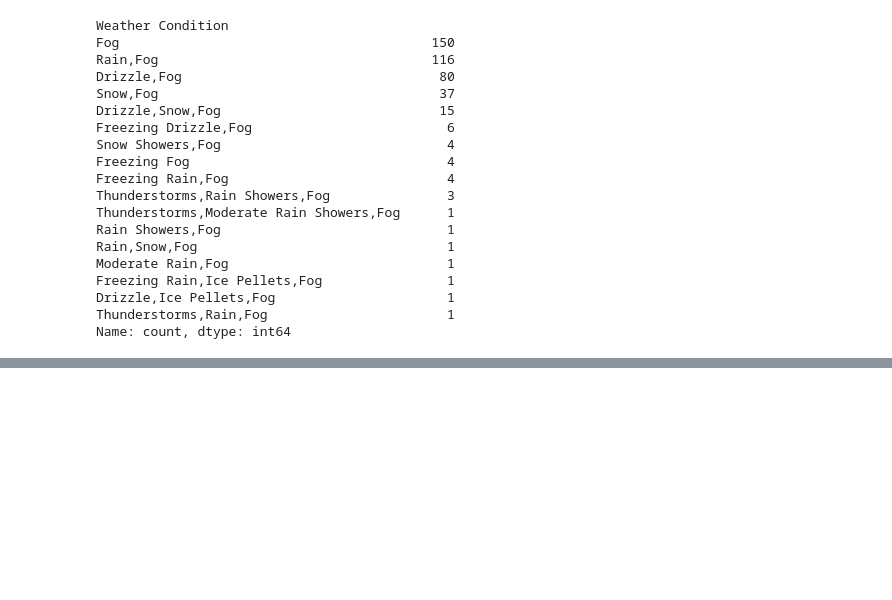
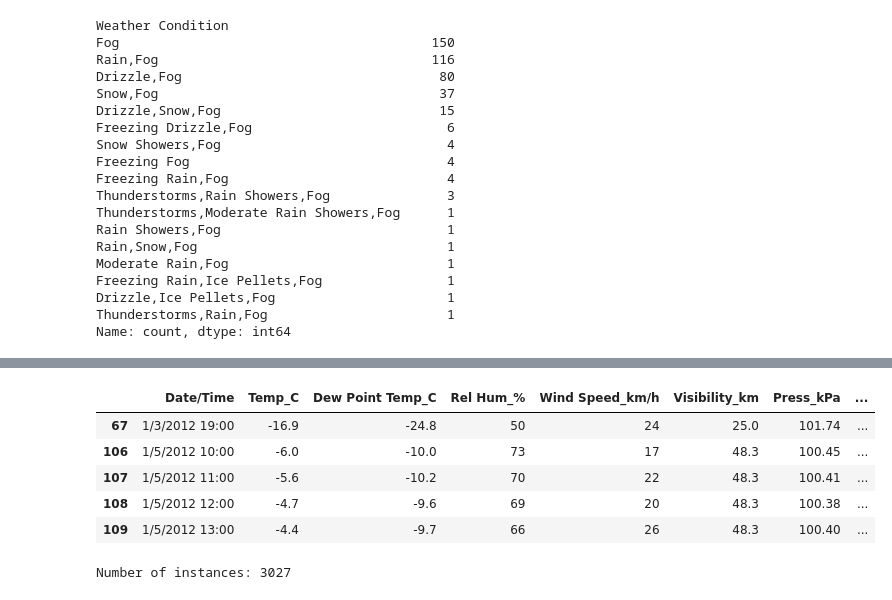
Before and after one commit to Aminbyt/weather-analysis, a Jupyter notebook: notebooks/01_data_exploration.ipynb, the cells around one changed output, grey strips where cells are left out. Saved outputs shown, nothing was run; the diff lists cells and outputs as text; code cells hidden in the pictures; blank space fills up the shorter version.

Commit message:
EDA: filter dataset for clear weather or high visibility (>40 km)

```diff
--- a/notebooks/01_data_exploration.ipynb
+++ b/notebooks/01_data_exploration.ipynb
@@ -470,0 +477,14 @@ Name: count, dtype: int64
+# %%
+clear_or_high_vis = data[(data["Weather Condition"] == "Clear") | (data["Visibility_km"] > 40)]
+clear_or_high_vis.head()
+# %% [output]
+|  | Date/Time | Temp_C | Dew Point Temp_C | Rel Hum_% | Wind Speed_km/h | Visibility_km | Press_kPa | ... |
+| 67 | 1/3/2012 19:00 | -16.9 | -24.8 | 50 | 24 | 25.0 | 101.74 | ... |
+| 106 | 1/5/2012 10:00 | -6.0 | -10.0 | 73 | 17 | 48.3 | 100.45 | ... |
+| 107 | 1/5/2012 11:00 | -5.6 | -10.2 | 70 | 22 | 48.3 | 100.41 | ... |
+| 108 | 1/5/2012 12:00 | -4.7 | -9.6 | 69 | 20 | 48.3 | 100.38 | ... |
+| 109 | 1/5/2012 13:00 | -4.4 | -9.7 | 66 | 26 | 48.3 | 100.40 | ... |
+# %%
+print("Number of instances:", clear_or_high_vis.shape[0])
+# %% [output]
+Number of instances: 3027
```
Also changed, not shown: parts of 1 cell of this notebook.
